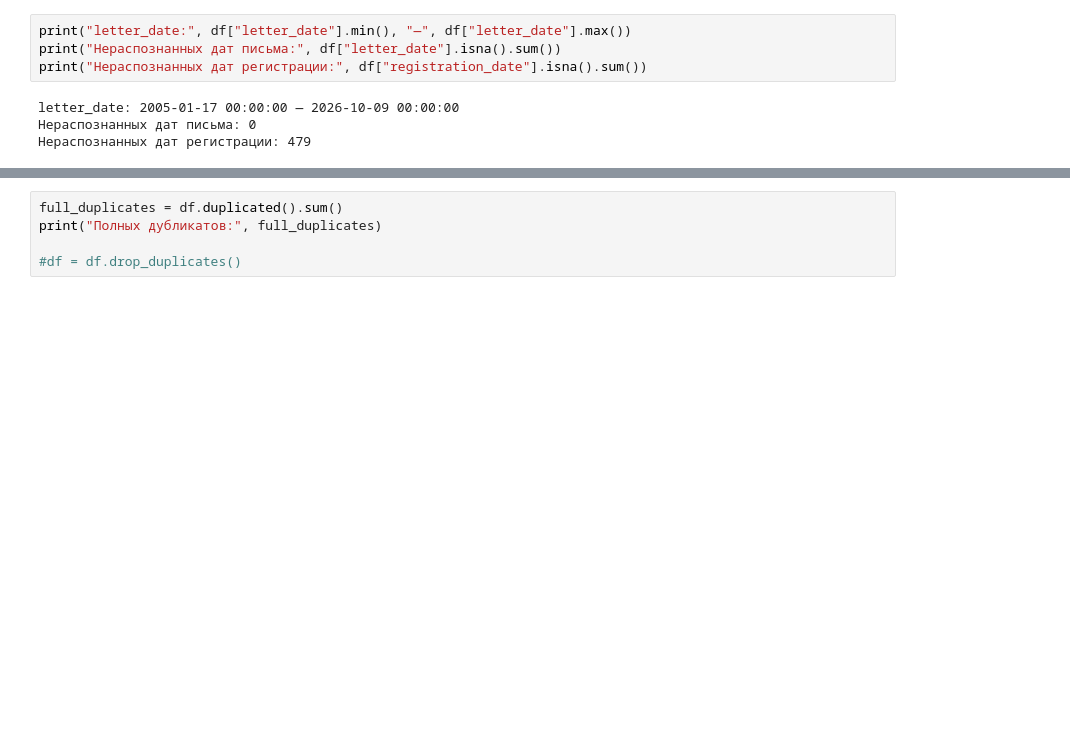
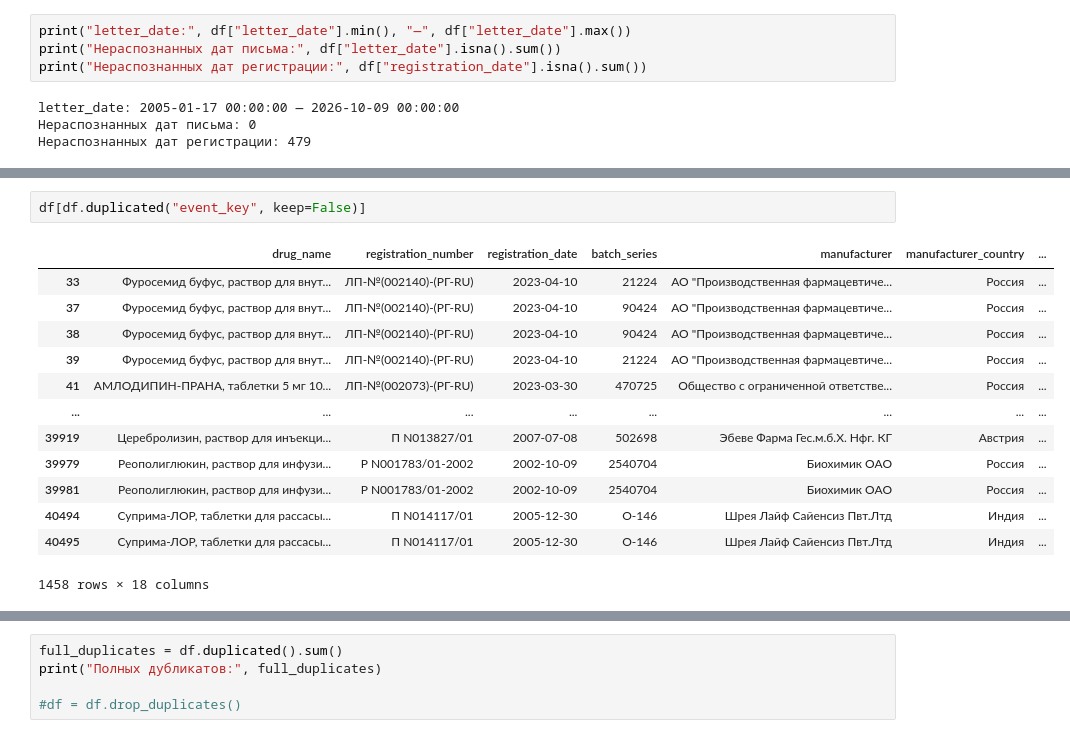
Before and after one commit to SleX624/quality-risk-radar, a Jupyter notebook: notebooks/03_clean_and_normalize.ipynb, the cells around one changed output, grey strips where cells are left out. Saved outputs shown, nothing was run; the diff lists cells and outputs as text; blank space fills up the shorter version.

```diff
--- a/notebooks/03_clean_and_normalize.ipynb
+++ b/notebooks/03_clean_and_normalize.ipynb
@@ -215,4 +245,20 @@ df[["event_key"]]
 42480 rows × 1 columns
+# %%
+df[df.duplicated("event_key", keep=False)]
+# %% [output]
+|  | drug_name | registration_number | registration_date | batch_series | manufacturer | manufacturer_country | ... |
+| 33 | Фуросемид буфус, раствор для внут... | ЛП-№(002140)-(РГ-RU) | 2023-04-10 | 21224 | АО "Производственная фармацевтиче... | Россия | ... |
+| 37 | Фуросемид буфус, раствор для внут... | ЛП-№(002140)-(РГ-RU) | 2023-04-10 | 90424 | АО "Производственная фармацевтиче... | Россия | ... |
+| 38 | Фуросемид буфус, раствор для внут... | ЛП-№(002140)-(РГ-RU) | 2023-04-10 | 90424 | АО "Производственная фармацевтиче... | Россия | ... |
+| 39 | Фуросемид буфус, раствор для внут... | ЛП-№(002140)-(РГ-RU) | 2023-04-10 | 21224 | АО "Производственная фармацевтиче... | Россия | ... |
+| 41 | АМЛОДИПИН-ПРАНА, таблетки 5 мг 10... | ЛП-№(002073)-(РГ-RU) | 2023-03-30 | 470725 | Общество с ограниченной ответстве... | Россия | ... |
+| ... | ... | ... | ... | ... | ... | ... | ... |
+| 39919 | Церебролизин, раствор для инъекци... | П N013827/01 | 2007-07-08 | 502698 | Эбеве Фарма Гес.м.б.Х. Нфг. КГ | Австрия | ... |
+| 39979 | Реополиглюкин, раствор для инфузи... | Р N001783/01-2002 | 2002-10-09 | 2540704 | Биохимик ОАО | Россия | ... |
+| 39981 | Реополиглюкин, раствор для инфузи... | Р N001783/01-2002 | 2002-10-09 | 2540704 | Биохимик ОАО | Россия | ... |
+| 40494 | Суприма-ЛОР, таблетки для рассасы... | П N014117/01 | 2005-12-30 | О-146 | Шрея Лайф Сайенсиз Пвт.Лтд | Индия | ... |
+| 40495 | Суприма-ЛОР, таблетки для рассасы... | П N014117/01 | 2005-12-30 | О-146 | Шрея Лайф Сайенсиз Пвт.Лтд | Индия | ... |
+1458 rows × 18 columns
 # %%
 duplicates = df[df.duplicated("event_key", keep=False)].sort_values("event_key")
 duplicates.head(5)
```
Also changed, not shown: parts of 16 cells of this notebook, 3 other files.
